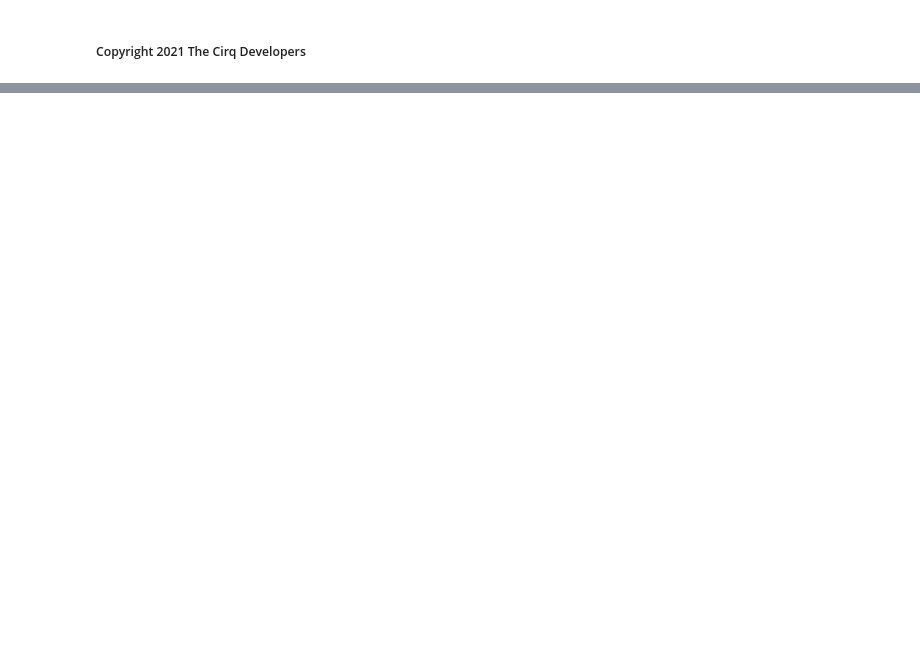
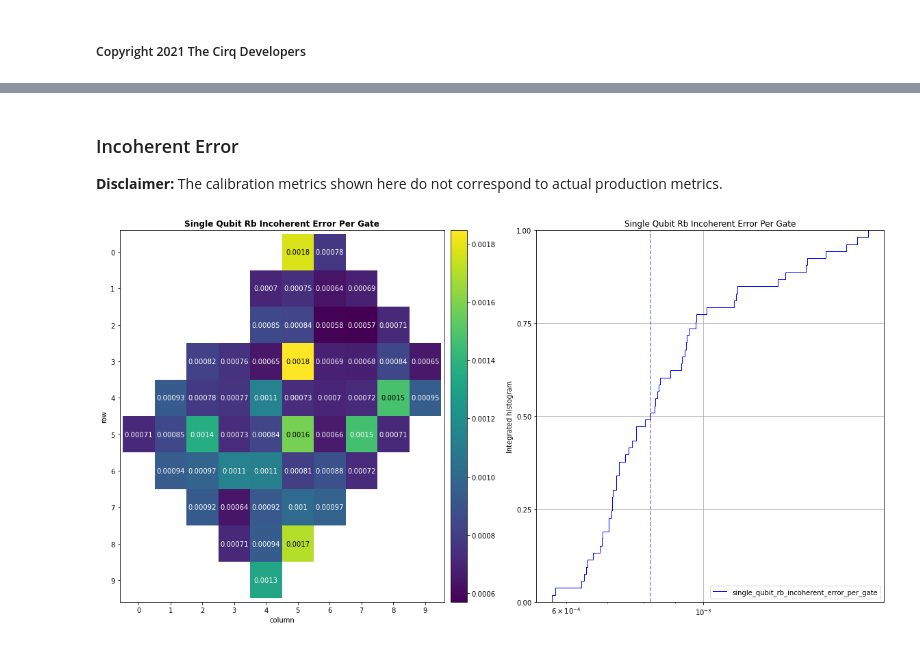
Before and after one commit to LiberoAphpollo/VQC-Cirq, a Jupyter notebook: docs/tutorials/google/visualizing_calibration_metrics.ipynb, the cells around one changed output, grey strips where cells are left out. Drawn from its saved outputs; the diff is of its cells as text; code cells hidden in the pictures; blank space fills up the shorter version.

```diff
--- a/docs/tutorials/google/visualizing_calibration_metrics.ipynb
+++ b/docs/tutorials/google/visualizing_calibration_metrics.ipynb
@@ -129,0 +147,8 @@ two_qubit_heatmap.plot()
+# %% [markdown]
+### Incoherent Error
+
+**Disclaimer:** The calibration metrics shown here do not correspond to actual production metrics.
+# %%
+fig, _ = cals.plot('single_qubit_rb_incoherent_error_per_gate', fig=plt.figure(figsize=(20, 10)))
+# %% [output]
+[figure, added]
```
Also changed, not shown: parts of 51 cells of this notebook, 1 other file.
